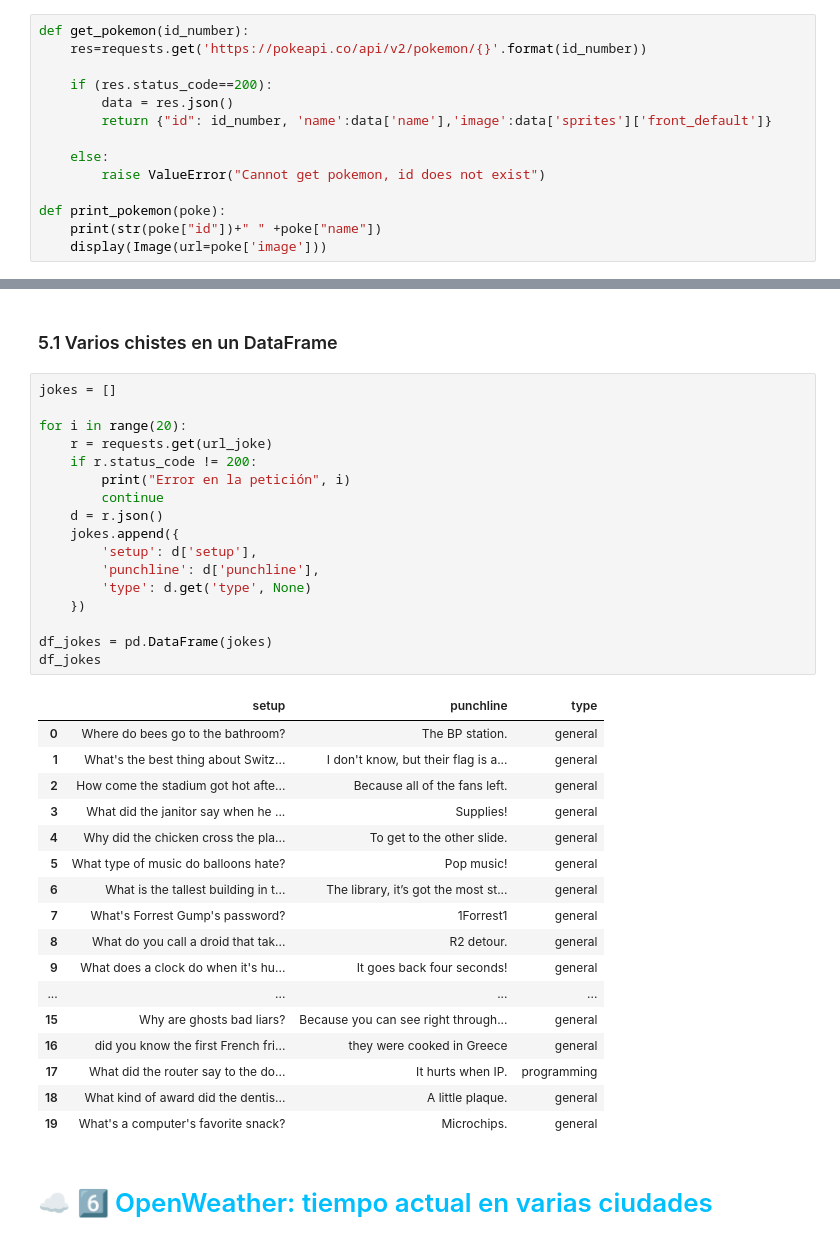
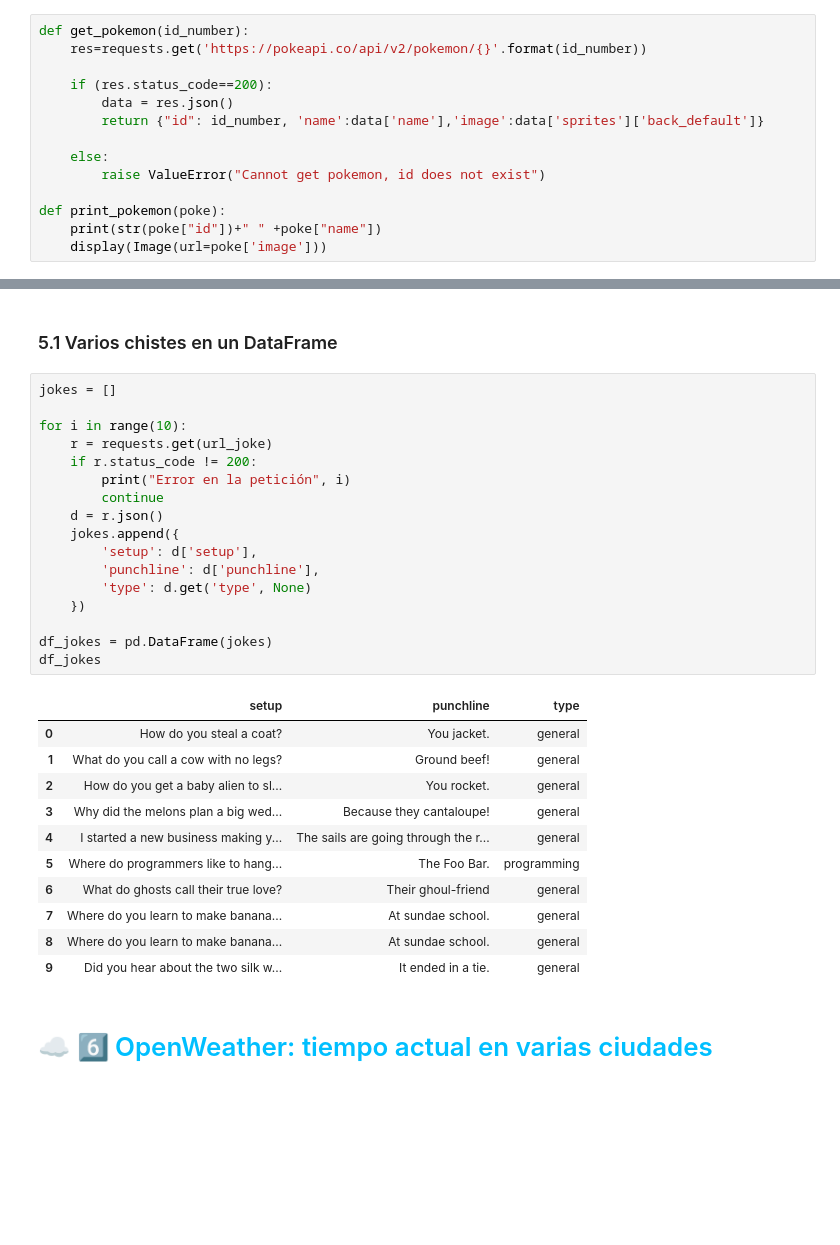
Before and after one commit to Stephy1913/BIg-Data-Stuffs, a Jupyter notebook: APIs_ejemplos/APIs_ejemplos/Mas_APIs.ipynb, the cells around one changed output, grey strips where cells are left out. Cells and saved outputs as stored; diff of their text form; blank space fills up the shorter version.

```diff
--- a/APIs_ejemplos/APIs_ejemplos/Mas_APIs.ipynb
+++ b/APIs_ejemplos/APIs_ejemplos/Mas_APIs.ipynb
@@ -196,7 +202,7 @@ def get_pokemon(id_number):
 
     if (res.status_code==200):
         data = res.json()
-        return {"id": id_number, 'name':data['name'],'image':data['sprites']['front_default']}
+        return {"id": id_number, 'name':data['name'],'image':data['sprites']['back_default']}
 
     else:
         raise ValueError("Cannot get pokemon, id does not exist")
@@ -346,38 +354,32 @@ What's the difference between a guitar and a fish?
 # %%
 jokes = []
 
-for i in range(20):
+for i in range(10):
     r = requests.get(url_joke)
     if r.status_code != 200:
         print("Error en la petición", i)
         continue
     d = r.json()
     jokes.append({
         'setup': d['setup'],
         'punchline': d['punchline'],
         'type': d.get('type', None)
     })
 
 df_jokes = pd.DataFrame(jokes)
 df_jokes
 # %% [output]
 |  | setup | punchline | type |
-| 0 | Where do bees go to the bathroom? | The BP station. | general |
-| 1 | What's the best thing about Switz... | I don't know, but their flag is a... | general |
-| 2 | How come the stadium got hot afte... | Because all of the fans left. | general |
-| 3 | What did the janitor say when he ... | Supplies! | general |
-| 4 | Why did the chicken cross the pla... | To get to the other slide. | general |
-| 5 | What type of music do balloons hate? | Pop music! | general |
-| 6 | What is the tallest building in t... | The library, it’s got the most st... | general |
-| 7 | What's Forrest Gump's password? | 1Forrest1 | general |
-| 8 | What do you call a droid that tak... | R2 detour. | general |
-| 9 | What does a clock do when it's hu... | It goes back four seconds! | general |
-| ... | ... | ... | ... |
-| 15 | Why are ghosts bad liars? | Because you can see right through... | general |
-| 16 | did you know the first French fri... | they were cooked in Greece | general |
-| 17 | What did the router say to the do... | It hurts when IP. | programming |
-| 18 | What kind of award did the dentis... | A little plaque. | general |
-| 19 | What's a computer's favorite snack? | Microchips. | general |
+| 0 | How do you steal a coat? | You jacket. | general |
+| 1 | What do you call a cow with no legs? | Ground beef! | general |
+| 2 | How do you get a baby alien to sl... | You rocket. | general |
+| 3 | Why did the melons plan a big wed... | Because they cantaloupe! | general |
+| 4 | I started a new business making y... | The sails are going through the r... | general |
+| 5 | Where do programmers like to hang... | The Foo Bar. | programming |
+| 6 | What do ghosts call their true love? | Their ghoul-friend | general |
+| 7 | Where do you learn to make banana... | At sundae school. | general |
+| 8 | Where do you learn to make banana... | At sundae school. | general |
+| 9 | Did you hear about the two silk w... | It ended in a tie. | general |
 # %% [markdown]
 <h1 style="color: #00BFFF;">☁️ 6️⃣ OpenWeather: tiempo actual en varias ciudades</h1>
 # %% [markdown]
```
Also changed, not shown: parts of 16 cells of this notebook.
